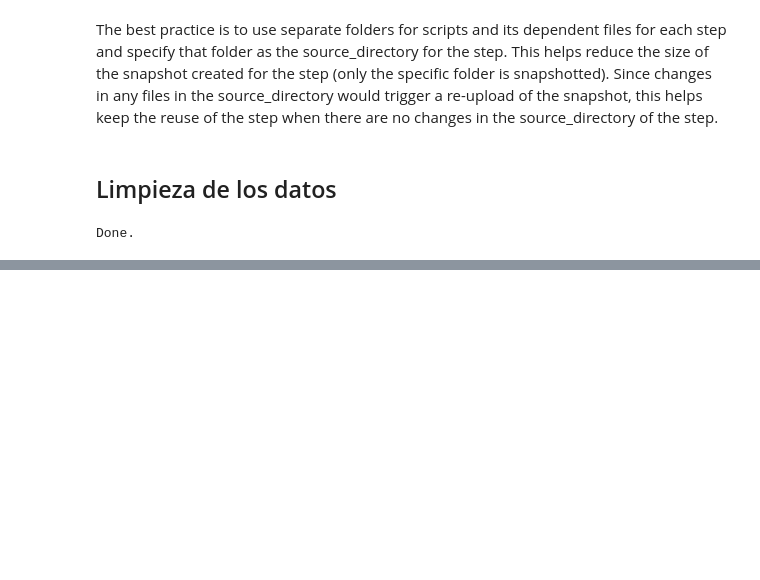
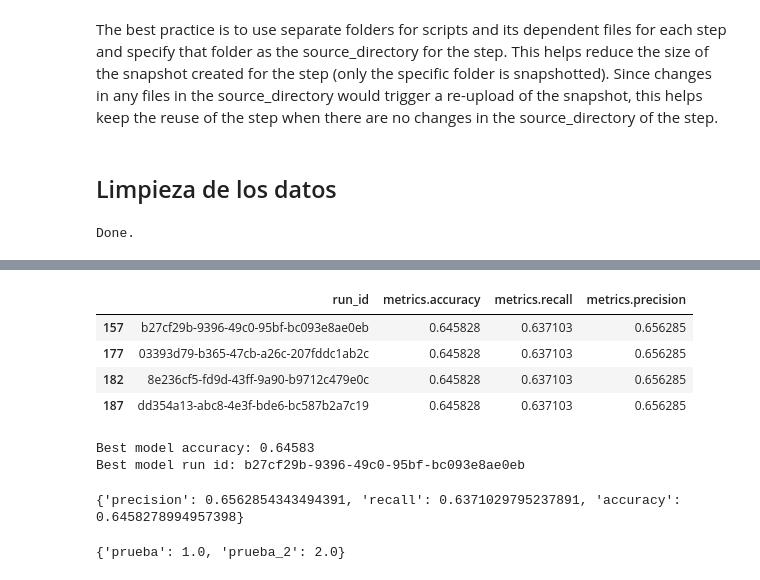
Before and after one commit to Pablot123/AzureDataSchool, a Jupyter notebook: desarollo.ipynb, the cells around one changed output, grey strips where cells are left out. Drawn from its saved outputs; the diff is of its cells as text; code cells hidden in the pictures; blank space fills up the shorter version.

```diff
--- a/desarollo.ipynb
+++ b/desarollo.ipynb
@@ -492,0 +288,43 @@ PipelineRun Status: Finished
+# %%
+runs[['run_id', 'metrics.accuracy', 'metrics.recall', 'metrics.precision' ]].loc[(runs['tags.mlflow.source.name'] == 'train_model.py') & (runs['status'] == 'FINISHED')].sort_values(by='metrics.accuracy', ascending=False)
+# %% [output]
+|  | run_id | metrics.accuracy | metrics.recall | metrics.precision |
+| 157 | b27cf29b-9396-49c0-95bf-bc093e8ae0eb | 0.645828 | 0.637103 | 0.656285 |
+| 177 | 03393d79-b365-47cb-a26c-207fddc1ab2c | 0.645828 | 0.637103 | 0.656285 |
+| 182 | 8e236cf5-fd9d-43ff-9a90-b9712c479e0c | 0.645828 | 0.637103 | 0.656285 |
+| 187 | dd354a13-abc8-4e3f-bde6-bc587b2a7c19 | 0.645828 | 0.637103 | 0.656285 |
+# %%
+best_id_acc = runs[['run_id', 'metrics.accuracy']].loc[(runs['tags.mlflow.source.name'] == 'train_model.py') & (runs['status'] == 'FINISHED')].sort_values(by='metrics.accuracy', ascending=False).head(1)
+print(f"Best model accuracy: {round(best_id_acc['metrics.accuracy'].to_numpy()[0], 5)}")
+print(f"Best model run id: {best_id_acc['run_id'].to_string().split()[1]}")
+# %% [output]
+Best model accuracy: 0.64583
+Best model run id: b27cf29b-9396-49c0-95bf-bc093e8ae0eb
+# %%
+recent_run = runs[['run_id', 'metrics.accuracy', 'metrics.recall', 'metrics.precision', 'end_time' ]].loc[(runs['tags.mlflow.source.name'] == 'train_model.py') & (runs['status'] == 'FINISHED')].sort_values(by='end_time', ascending=False).head(1)
+recent_run_id = recent_run['run_id'].to_string().split()[1]
+
+todo = mlflow.get_run(recent_run_id)
+
+print(todo.data.metrics)
+# %% [output]
+{'precision': 0.6562854343494391, 'recall': 0.6371029795237891, 'accuracy': 0.6458278994957398}
+# %%
+import mlflow
+
+with mlflow.start_run(run_name='prueba') as run:
+    mlflow.log_metric('prueba', 1)
+    mlflow.log_metric('prueba_2', 2)
+
+    run_id = run.info.run_id
+    todo = mlflow.get_run(run_id)
+
+    print(todo.data.metrics)
+
+    runs = mlflow.search_runs(
+    experiment_names=["exp-Airlines"]
+    )
+
+    runs.head()
+# %% [output]
+{'prueba': 1.0, 'prueba_2': 2.0}
```
Also changed, not shown: parts of 21 cells of this notebook.
